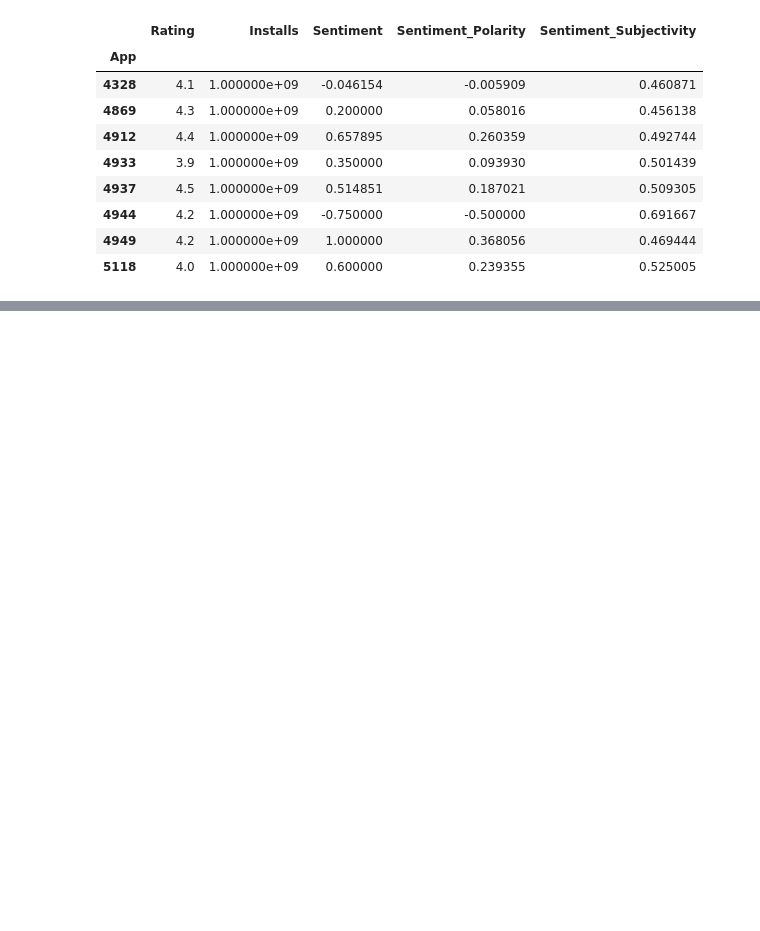
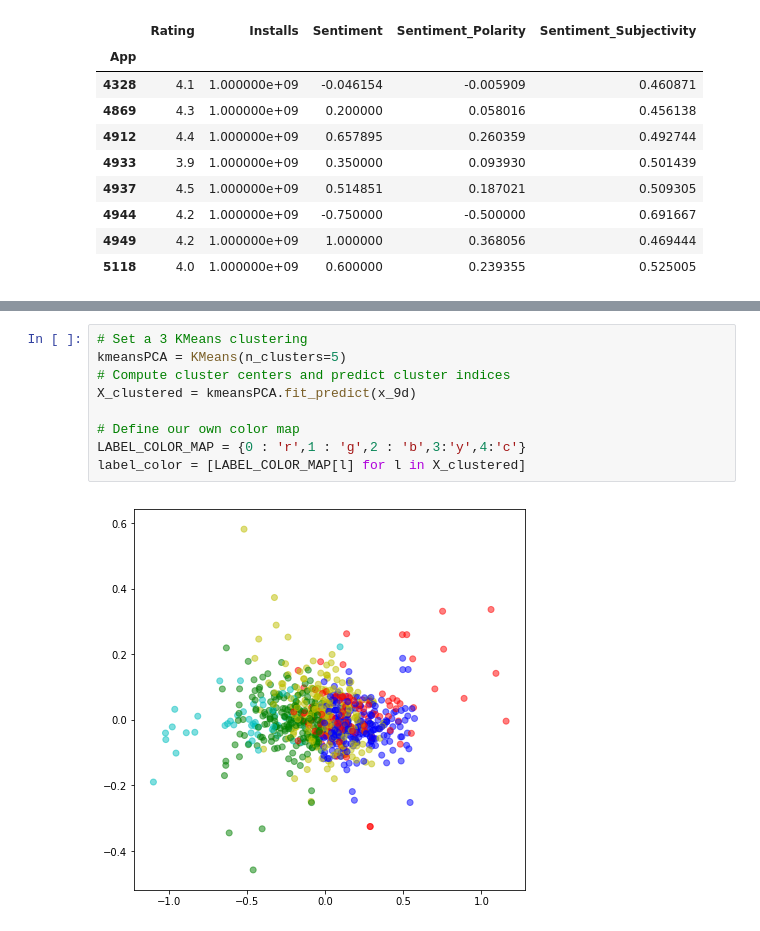
Before and after one commit to nareshkumar66675/Appomania, a Jupyter notebook: notebooks/Clustering/AppClusterByPopularity.ipynb, the cells around one changed output, grey strips where cells are left out. Drawn from its saved outputs; the diff is of its cells as text; blank space fills up the shorter version.

```diff
--- a/notebooks/Clustering/AppClusterByPopularity.ipynb
+++ b/notebooks/Clustering/AppClusterByPopularity.ipynb
@@ -291,0 +206,11 @@ andWRevDF[andWRevDF.App.isin(le.inverse_transform((andSentGrpdDF.iloc[list(np.wh
+# %%
+# Set a 3 KMeans clustering
+kmeansPCA = KMeans(n_clusters=5)
+# Compute cluster centers and predict cluster indices
+X_clustered = kmeansPCA.fit_predict(x_9d)
+
+# Define our own color map
+LABEL_COLOR_MAP = {0 : 'r',1 : 'g',2 : 'b',3:'y',4:'c'}
+label_color = [LABEL_COLOR_MAP[l] for l in X_clustered]
+# %% [output]
+[figure, added]
```
Also changed, not shown: parts of 16 cells of this notebook, 9 other files.
